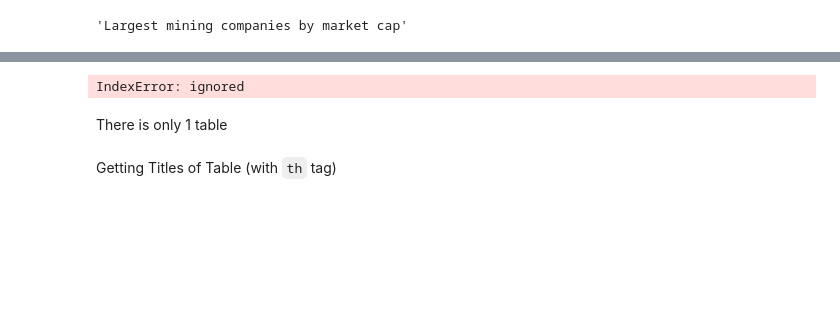
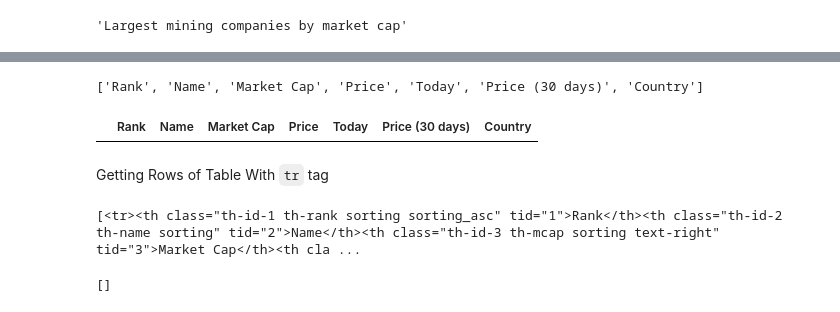
Before and after one commit to ArifAygun/Webscraping, a Jupyter notebook: AA_Largest_mining_companies_by_market_cap.ipynb, the cells around one changed output, grey strips where cells are left out. Cells and saved outputs as stored; diff of their text form; code cells hidden in the pictures; blank space fills up the shorter version.

```diff
--- a/AA_Largest_mining_companies_by_market_cap.ipynb
+++ b/AA_Largest_mining_companies_by_market_cap.ipynb
@@ -40,6 +122,0 @@ soup.find_all('table')[0]
-# %%
-soup.find_all('table')[1]
-# %% [output]
-IndexError: ignored
-# %% [markdown]
-There is only 1 table
@@ -48,2 +123,15 @@ soup.find('table', class_ = "default-table table marketcap-table dataTable")
+# %%
+titles = soup.find_all('th')
+# %%
+table_titles = [title.text.strip() for title in titles]
+
+print(table_titles)
+# %% [output]
+['Rank', 'Name', 'Market Cap', 'Price', 'Today', 'Price (30 days)', 'Country']
+# %%
+df = pd.DataFrame(columns= table_titles)
+df
+# %% [output]
+|  | Rank | Name | Market Cap | Price | Today | Price (30 days) | Country |
 # %% [markdown]
-Getting Titles of Table (with ``th`` tag)
+Getting Rows of Table With ``tr`` tag
@@ -51,0 +138,13 @@ soup.find('table')
+# %%
+column_data = soup.find_all('tr')
+column_data
+# %% [output]
+[<tr><th class="th-id-1 th-rank sorting sorting_asc" tid="1">Rank</th><th class="th-id-2 th-name sorting" tid="2">Name</th><th class="th-id-3 th-mcap sorting text-right" tid="3">Market Cap</th><th cla ...
+# %%
+for row in column_data:
+  row_data = row.find_all('td')
+  individual_row_data = [data.text.strip() for data in row_data]
+
+  print(individual_row_data)
+# %% [output]
+[]
```
Also changed, not shown: parts of 14 cells of this notebook.
